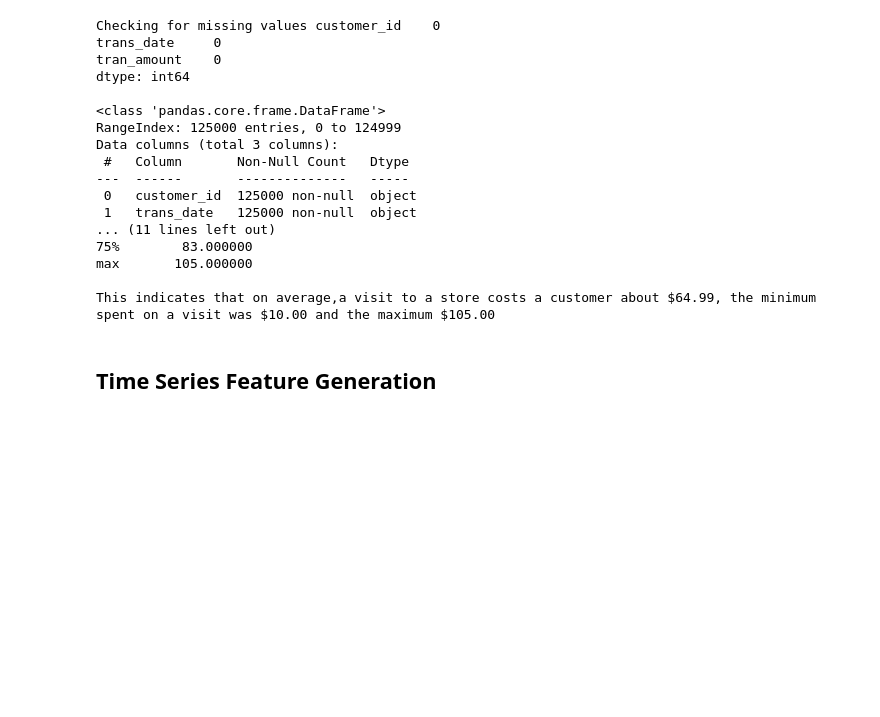
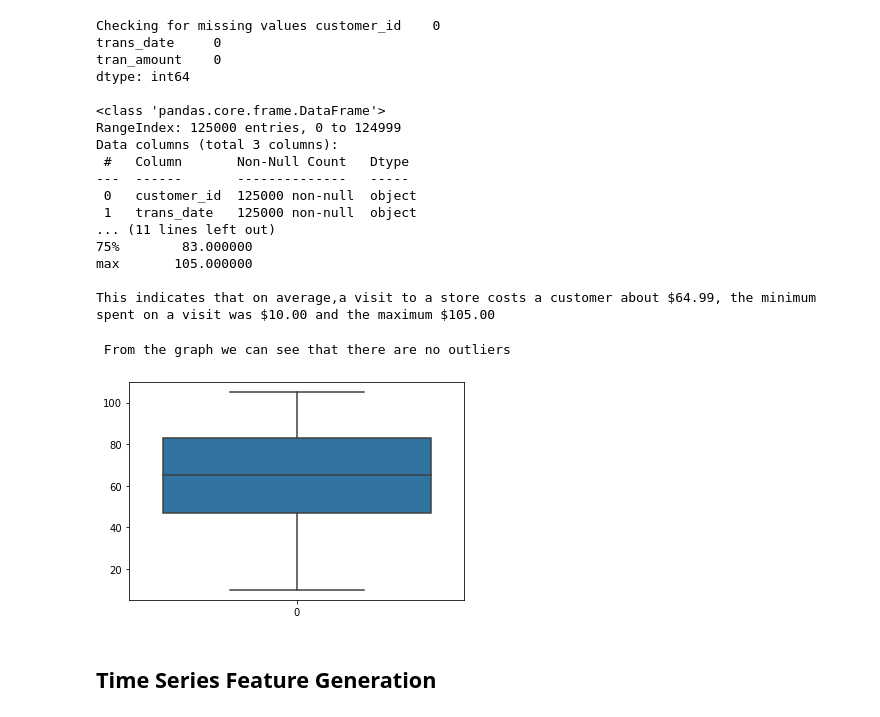
Before and after one commit to PortiaMasibi/Predicting-Response-to-Promotional-Campaign-, a Jupyter notebook: initial_data_analysis.ipynb, the cells around one changed output. Cells and saved outputs as stored; diff of their text form; code cells hidden in the pictures; blank space fills up the shorter version.

```diff
--- a/initial_data_analysis.ipynb
+++ b/initial_data_analysis.ipynb
@@ -64,6 +67,14 @@ Data columns (total 3 columns):
 max       105.000000
 
 This indicates that on average,a visit to a store costs a customer about $64.99, the minimum spent on a visit was $10.00 and the maximum $105.00
+# %%
+# Checking data distribution
+
+ax = sns.boxplot(data = transaction_data['tran_amount'])
+print(' From the graph we can see that there are no outliers')
+# %% [output]
+ From the graph we can see that there are no outliers
+[figure, added]
 # %% [markdown]
 ## Time Series Feature Generation
 # %%
```
Also changed, not shown: parts of 5 cells of this notebook.
